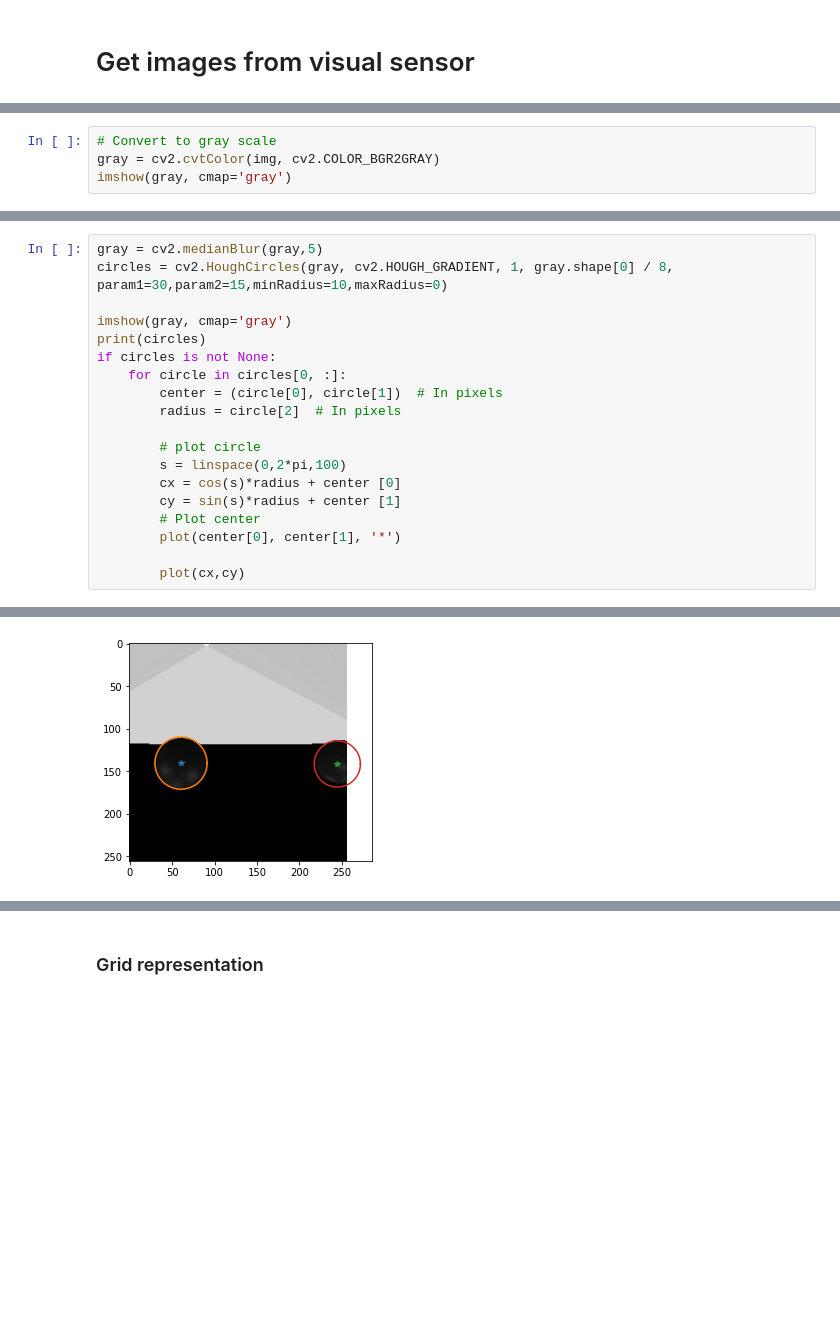
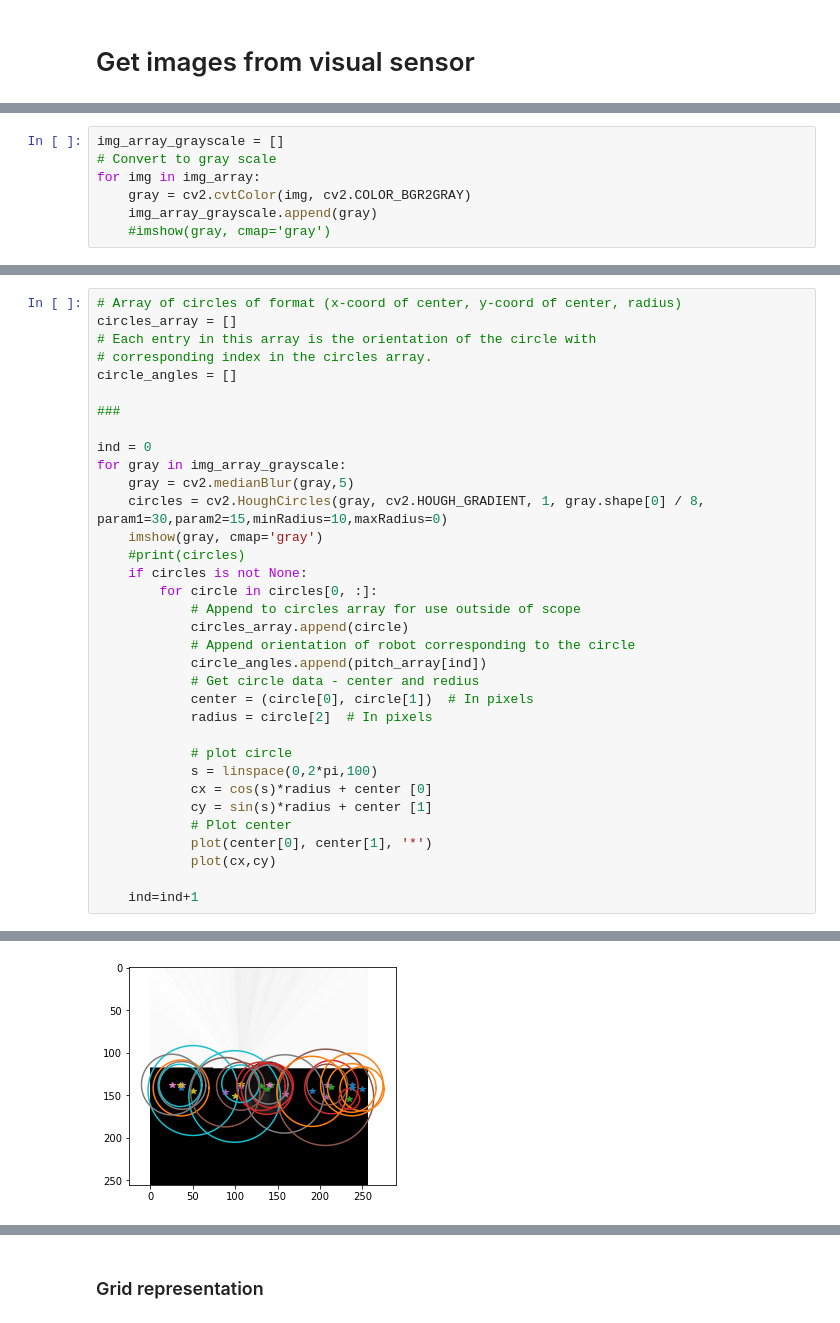
Before and after one commit to Nick-Sireci/Robotics-Workshop4, a Jupyter notebook: Workshop4.ipynb, the cells around one changed output, grey strips where cells are left out. Cells and saved outputs as stored; diff of their text form; blank space fills up the shorter version.

Commit message:
Modified algorithm to consider orientation, final product doesn't show rotation

```diff
--- a/Workshop4.ipynb
+++ b/Workshop4.ipynb
@@ -53,5 +79,8 @@ imshow(img)
 # %%
+img_array_grayscale = []
 # Convert to gray scale
-gray = cv2.cvtColor(img, cv2.COLOR_BGR2GRAY)
-imshow(gray, cmap='gray')
+for img in img_array:
+    gray = cv2.cvtColor(img, cv2.COLOR_BGR2GRAY)
+    img_array_grayscale.append(gray)
+    #imshow(gray, cmap='gray')
 # %% [output]
@@ -60,20 +88,35 @@ imshow(gray, cmap='gray')
 # %%
-gray = cv2.medianBlur(gray,5)
-circles = cv2.HoughCircles(gray, cv2.HOUGH_GRADIENT, 1, gray.shape[0] / 8, param1=30,param2=15,minRadius=10,maxRadius=0)
+# Array of circles of format (x-coord of center, y-coord of center, radius)
+circles_array = []
+# Each entry in this array is the orientation of the circle with
+# corresponding index in the circles array.
+circle_angles = []
 
-imshow(gray, cmap='gray')
-print(circles)
-if circles is not None:
-    for circle in circles[0, :]:
-        center = (circle[0], circle[1])  # In pixels
-        radius = circle[2]  # In pixels
+###
 
-        # plot circle
-        s = linspace(0,2*pi,100)
-        cx = cos(s)*radius + center [0]
-        cy = sin(s)*radius + center [1]
-        # Plot center
-        plot(center[0], center[1], '*')
+ind = 0
+for gray in img_array_grayscale:
+    gray = cv2.medianBlur(gray,5)
+    circles = cv2.HoughCircles(gray, cv2.HOUGH_GRADIENT, 1, gray.shape[0] / 8, param1=30,param2=15,minRadius=10,maxRadius=0)
+    imshow(gray, cmap='gray')
+    #print(circles)
+    if circles is not None:
+        for circle in circles[0, :]:
+            # Append to circles array for use outside of scope
+            circles_array.append(circle)
+            # Append orientation of robot corresponding to the circle
+            circle_angles.append(pitch_array[ind])
+            # Get circle data - center and redius
+            center = (circle[0], circle[1])  # In pixels
+            radius = circle[2]  # In pixels
 
-        plot(cx,cy)
+            # plot circle
+            s = linspace(0,2*pi,100)
+            cx = cos(s)*radius + center [0]
+            cy = sin(s)*radius + center [1]
+            # Plot center
+            plot(center[0], center[1], '*')
+            plot(cx,cy)
+
+    ind=ind+1
 # %% [output]
@@ -82,2 +140,2 @@ if circles is not None:
-[figure, old version]
+[figure, new version]
 # %%
```
Also changed, not shown: parts of 12 cells of this notebook.
